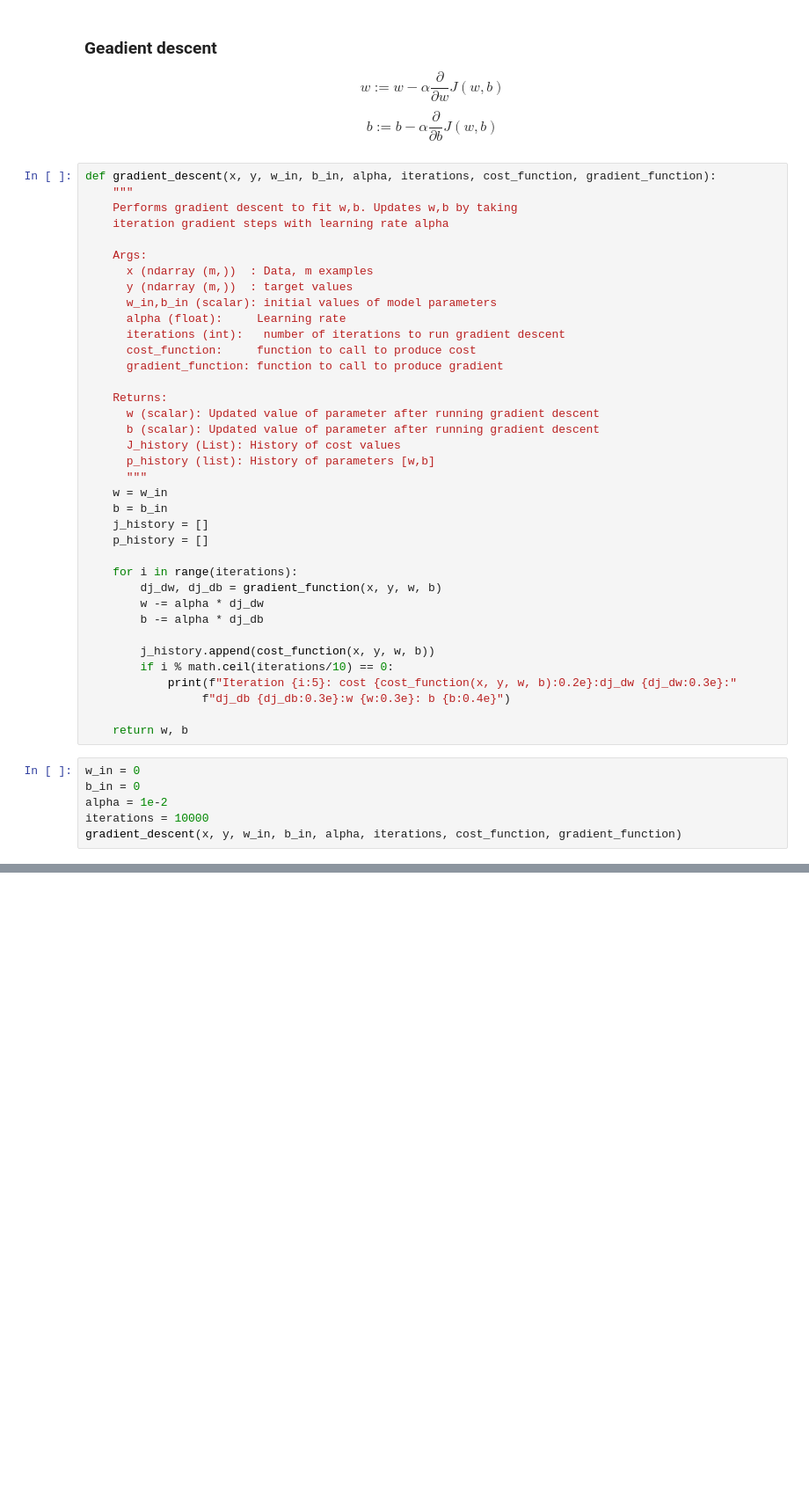
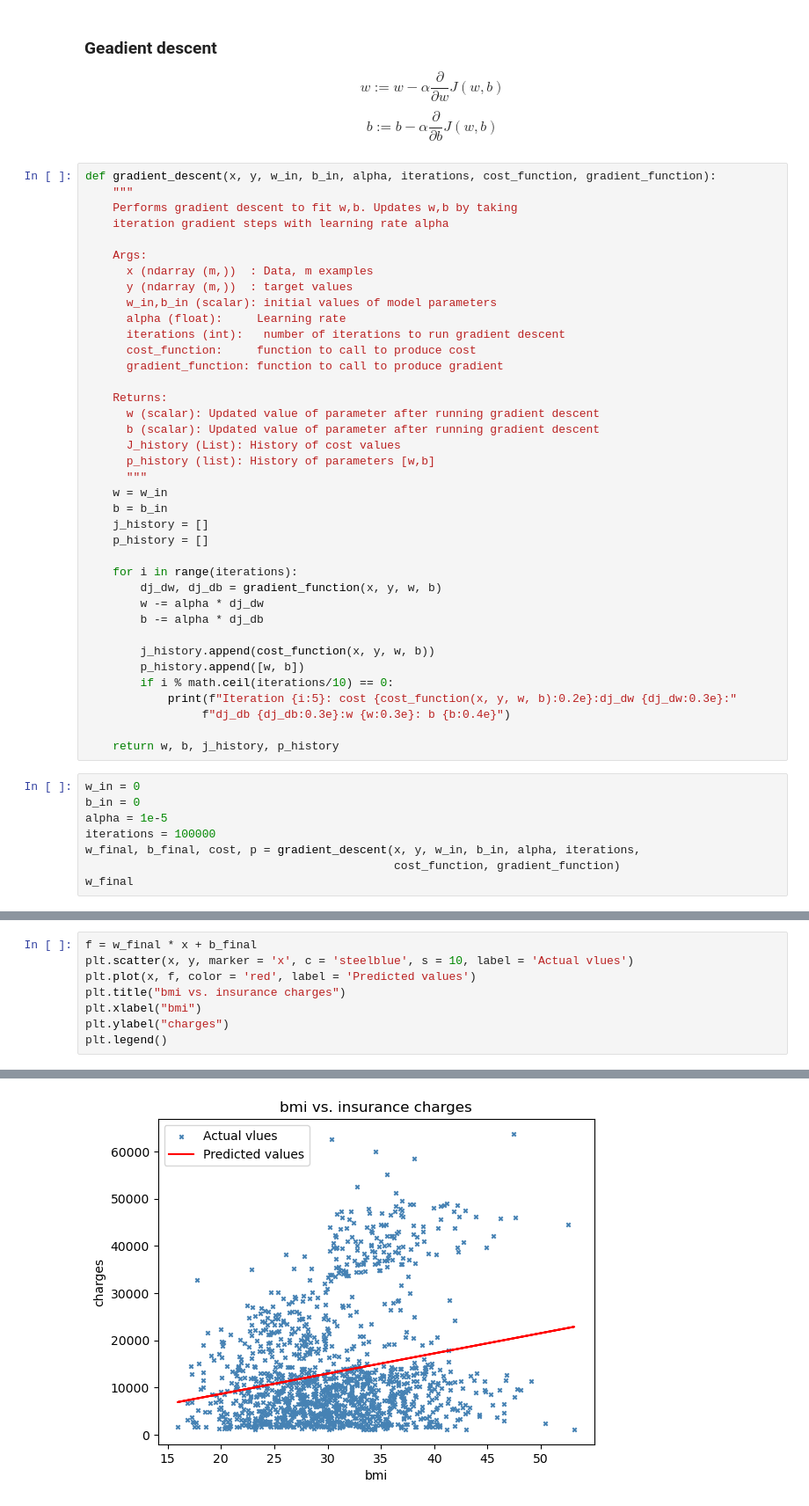
Before and after one commit to gosaye0/ML_Journey, a Jupyter notebook: Code/Andrew_Ng_Implementations/Week1_Linear_Regression_Projec.ipynb, the cells around one changed output, grey strips where cells are left out. Shown at 88% size. Saved outputs shown, nothing was run; the diff lists cells and outputs as text; blank space fills up the shorter version.

```diff
--- a/Code/Andrew_Ng_Implementations/Week1_Linear_Regression_Projec.ipynb
+++ b/Code/Andrew_Ng_Implementations/Week1_Linear_Regression_Projec.ipynb
@@ -153,15 +153,18 @@ def gradient_descent(x, y, w_in, b_in, alpha, iterations, cost_function, gradien
         b -= alpha * dj_db
 
         j_history.append(cost_function(x, y, w, b))
+        p_history.append([w, b])
         if i % math.ceil(iterations/10) == 0:
             print(f"Iteration {i:5}: cost {cost_function(x, y, w, b):0.2e}:dj_dw {dj_dw:0.3e}:"
                  f"dj_db {dj_db:0.3e}:w {w:0.3e}: b {b:0.4e}")
 
-    return w, b
+    return w, b, j_history, p_history
 # %%
 w_in = 0
 b_in = 0
-alpha = 1e-2
-iterations = 10000
-gradient_descent(x, y, w_in, b_in, alpha, iterations, cost_function, gradient_function)
+alpha = 1e-5
+iterations = 100000
+w_final, b_final, cost, p = gradient_descent(x, y, w_in, b_in, alpha, iterations,
+                                             cost_function, gradient_function)
+w_final
 # %% [output]
@@ -178,0 +182,9 @@ Iteration  9000: cost nan:dj_dw nan:dj_db nan:w nan: b nan
+# %%
+f = w_final * x + b_final
+plt.scatter(x, y, marker = 'x', c = 'steelblue', s = 10, label = 'Actual vlues')
+plt.plot(x, f, color = 'red', label = 'Predicted values')
+plt.title("bmi vs. insurance charges")
+plt.xlabel("bmi")
+plt.ylabel("charges")
+plt.legend()
+# %% [output]
@@ -178,0 +192 @@ Iteration  9000: cost nan:dj_dw nan:dj_db nan:w nan: b nan
+[figure, added]
```
Also changed, not shown: parts of 8 cells of this notebook, 11 other files.
